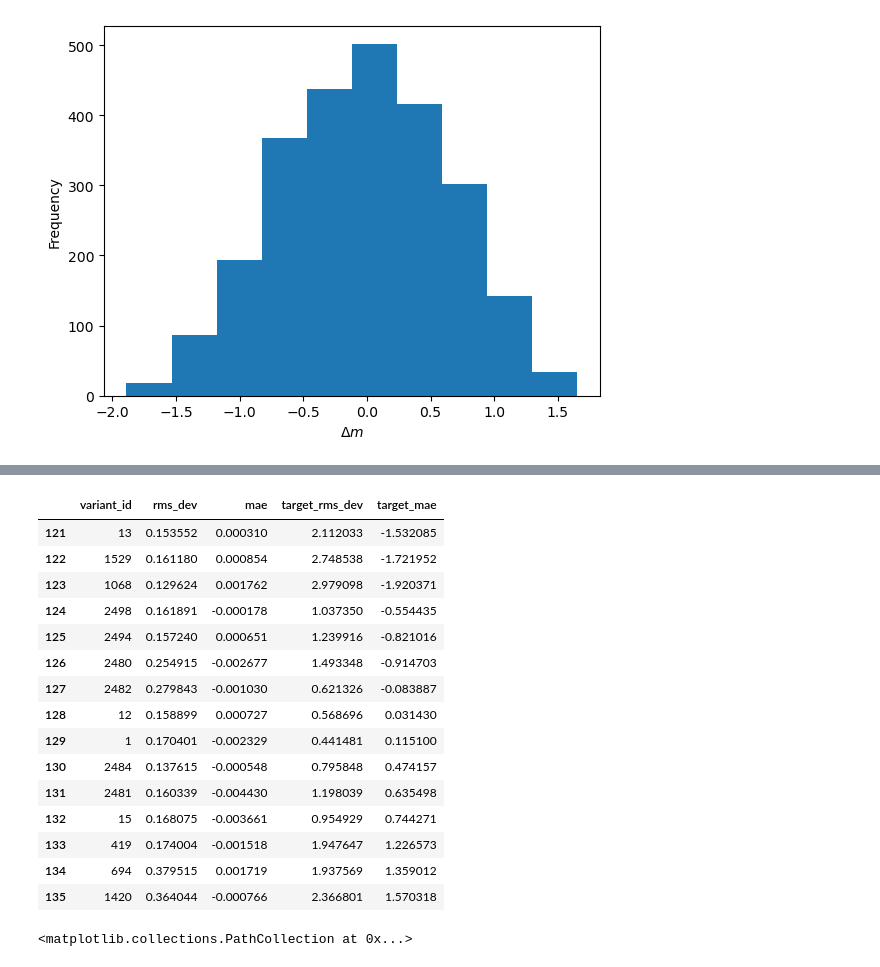
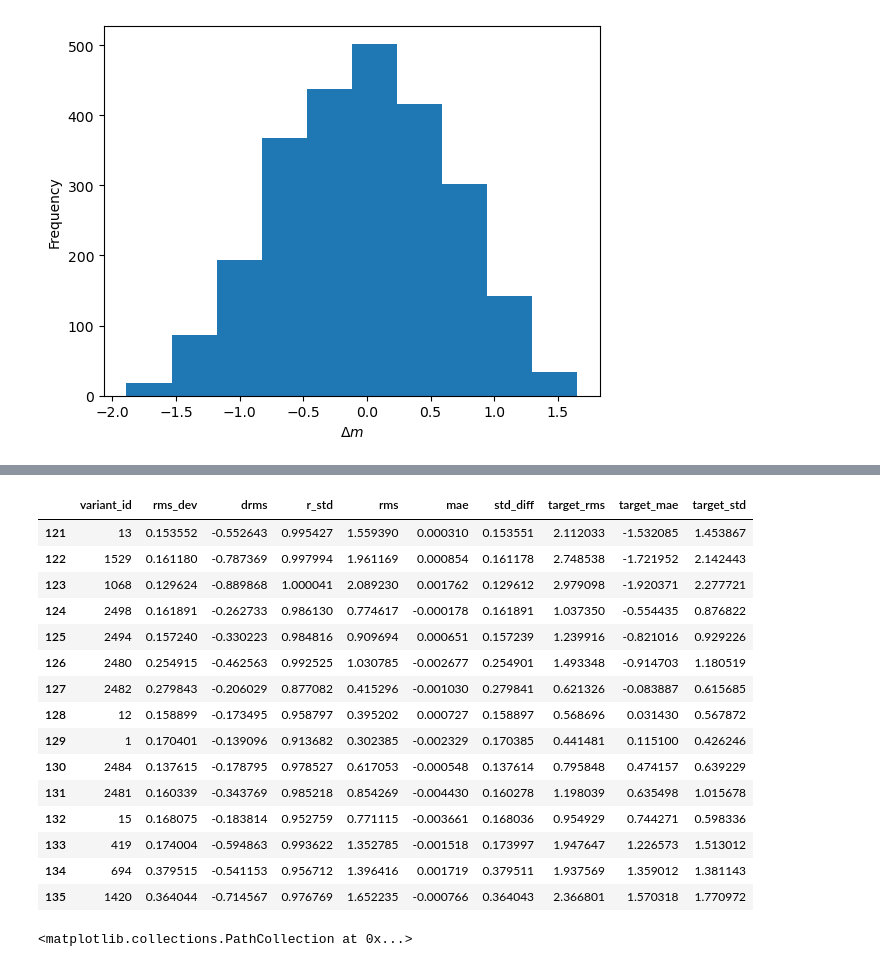
Before and after one commit to mzyudhistira/BSk24-Emu, a Jupyter notebook: analysis.ipynb, the cells around one changed output, grey strips where cells are left out. Saved outputs shown, nothing was run; the diff lists cells and outputs as text; code cells hidden in the pictures.

```diff
--- a/analysis.ipynb
+++ b/analysis.ipynb
@@ -199,48 +186,55 @@ vart = [13, 1529, 1068, 2498, 2494, 2480, 2482, 12, 1, 2484, 2481, 15, 419, 694,
 # %%
 test_mae_df = result_summary.loc[121:136]
 test_mae_df
 
 aaa = []
 bbb = []
 ccc = []
 ddd = []
+uuu = []
+ooo = []
 
 for i in range(121, 136):
     aaa.append(test_mae_df.loc[i, "run_name"].split("_")[1])
 
     dataset_out = pd.read_csv(test_mae_df.loc[i, "output_file"])
+    uuu.append(np.sqrt(dataset_out["prediction"] ** 2).mean())
+    ooo.append(dataset_out["prediction"].std())
     bbb.append(np.sqrt((dataset_out["target"] ** 2).mean()))
     ccc.append(dataset_out["target"].mean())
     ddd.append(dataset_out["target"].std())
 
 res = {
     "variant_id": aaa,
     "rms_dev": test_mae_df["rms_dev"],
+    "drms": np.array(uuu) - np.array(bbb),
+    "r_std": (np.array(ooo) - np.array(ddd)) / np.array(ddd),
+    "rms": uuu,
     "mae": test_mae_df["mae"],
     "std_diff": test_mae_df["std_diff"],
-    "target_rms_dev": bbb,
+    "target_rms": bbb,
     "target_mae": ccc,
     "target_std": ddd,
 }
 res_df = pd.DataFrame(res)
 res_df
 # %% [output]
-|  | variant_id | rms_dev | mae | target_rms_dev | target_mae |
-| 121 | 13 | 0.153552 | 0.000310 | 2.112033 | -1.532085 |
-| 122 | 1529 | 0.161180 | 0.000854 | 2.748538 | -1.721952 |
-| 123 | 1068 | 0.129624 | 0.001762 | 2.979098 | -1.920371 |
-| 124 | 2498 | 0.161891 | -0.000178 | 1.037350 | -0.554435 |
-| 125 | 2494 | 0.157240 | 0.000651 | 1.239916 | -0.821016 |
-| 126 | 2480 | 0.254915 | -0.002677 | 1.493348 | -0.914703 |
-| 127 | 2482 | 0.279843 | -0.001030 | 0.621326 | -0.083887 |
-| 128 | 12 | 0.158899 | 0.000727 | 0.568696 | 0.031430 |
-| 129 | 1 | 0.170401 | -0.002329 | 0.441481 | 0.115100 |
-| 130 | 2484 | 0.137615 | -0.000548 | 0.795848 | 0.474157 |
-| 131 | 2481 | 0.160339 | -0.004430 | 1.198039 | 0.635498 |
-| 132 | 15 | 0.168075 | -0.003661 | 0.954929 | 0.744271 |
-| 133 | 419 | 0.174004 | -0.001518 | 1.947647 | 1.226573 |
-| 134 | 694 | 0.379515 | 0.001719 | 1.937569 | 1.359012 |
-| 135 | 1420 | 0.364044 | -0.000766 | 2.366801 | 1.570318 |
+|  | variant_id | rms_dev | drms | r_std | rms | mae | std_diff | target_rms | target_mae | target_std |
+| 121 | 13 | 0.153552 | -0.552643 | 0.995427 | 1.559390 | 0.000310 | 0.153551 | 2.112033 | -1.532085 | 1.453867 |
+| 122 | 1529 | 0.161180 | -0.787369 | 0.997994 | 1.961169 | 0.000854 | 0.161178 | 2.748538 | -1.721952 | 2.142443 |
+| 123 | 1068 | 0.129624 | -0.889868 | 1.000041 | 2.089230 | 0.001762 | 0.129612 | 2.979098 | -1.920371 | 2.277721 |
+| 124 | 2498 | 0.161891 | -0.262733 | 0.986130 | 0.774617 | -0.000178 | 0.161891 | 1.037350 | -0.554435 | 0.876822 |
+| 125 | 2494 | 0.157240 | -0.330223 | 0.984816 | 0.909694 | 0.000651 | 0.157239 | 1.239916 | -0.821016 | 0.929226 |
+| 126 | 2480 | 0.254915 | -0.462563 | 0.992525 | 1.030785 | -0.002677 | 0.254901 | 1.493348 | -0.914703 | 1.180519 |
+| 127 | 2482 | 0.279843 | -0.206029 | 0.877082 | 0.415296 | -0.001030 | 0.279841 | 0.621326 | -0.083887 | 0.615685 |
+| 128 | 12 | 0.158899 | -0.173495 | 0.958797 | 0.395202 | 0.000727 | 0.158897 | 0.568696 | 0.031430 | 0.567872 |
+| 129 | 1 | 0.170401 | -0.139096 | 0.913682 | 0.302385 | -0.002329 | 0.170385 | 0.441481 | 0.115100 | 0.426246 |
+| 130 | 2484 | 0.137615 | -0.178795 | 0.978527 | 0.617053 | -0.000548 | 0.137614 | 0.795848 | 0.474157 | 0.639229 |
+| 131 | 2481 | 0.160339 | -0.343769 | 0.985218 | 0.854269 | -0.004430 | 0.160278 | 1.198039 | 0.635498 | 1.015678 |
+| 132 | 15 | 0.168075 | -0.183814 | 0.952759 | 0.771115 | -0.003661 | 0.168036 | 0.954929 | 0.744271 | 0.598336 |
+| 133 | 419 | 0.174004 | -0.594863 | 0.993622 | 1.352785 | -0.001518 | 0.173997 | 1.947647 | 1.226573 | 1.513012 |
+| 134 | 694 | 0.379515 | -0.541153 | 0.956712 | 1.396416 | 0.001719 | 0.379511 | 1.937569 | 1.359012 | 1.381143 |
+| 135 | 1420 | 0.364044 | -0.714567 | 0.976769 | 1.652235 | -0.000766 | 0.364043 | 2.366801 | 1.570318 | 1.770972 |
 # %%
 plt.scatter(res_df["target_mae"], res_df["rms_dev"])
 # %% [output]
```
Also changed, not shown: parts of 6 cells of this notebook, 2 other files.
